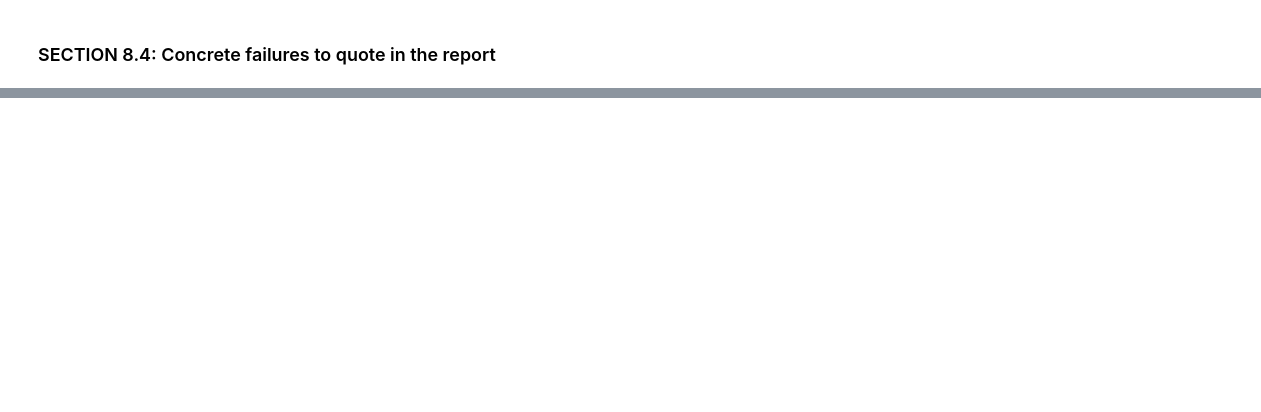
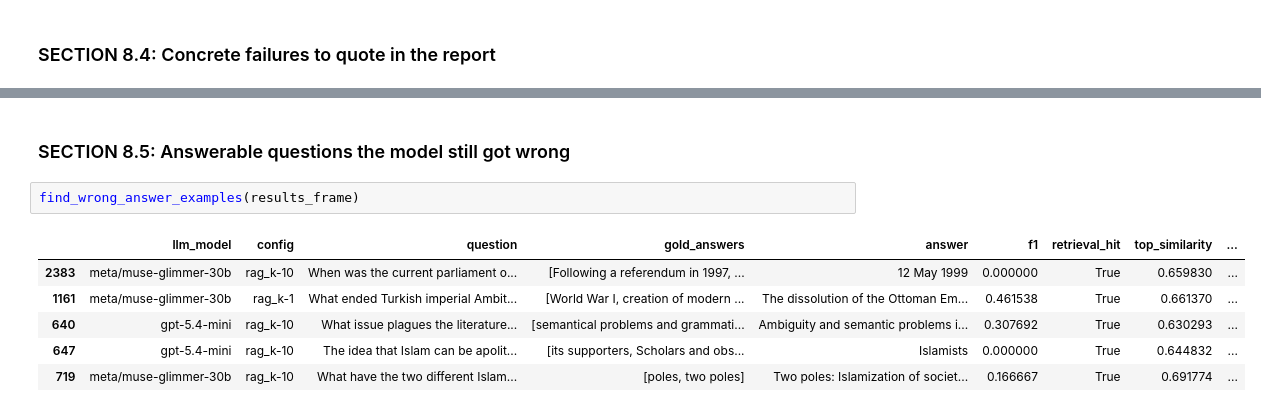
Before and after one commit to hectorslqm/RAG-Project, a Jupyter notebook: notebooks/coursework_rag.ipynb, the cells around one changed output, grey strips where cells are left out. Drawn from its saved outputs; the diff is of its cells as text; blank space fills up the shorter version.

```diff
--- a/notebooks/coursework_rag.ipynb
+++ b/notebooks/coursework_rag.ipynb
@@ -1383,0 +2149,11 @@ find_failure_examples(results_frame)
+# %% [markdown]
+### SECTION 8.5: Answerable questions the model still got wrong
+# %%
+find_wrong_answer_examples(results_frame)
+# %% [output]
+|  | llm_model | config | question | gold_answers | answer | f1 | retrieval_hit | top_similarity | ... |
+| 2383 | meta/muse-glimmer-30b | rag_k-10 | When was the current parliament o... | [Following a referendum in 1997, ... | 12 May 1999 | 0.000000 | True | 0.659830 | ... |
+| 1161 | meta/muse-glimmer-30b | rag_k-1 | What ended Turkish imperial Ambit... | [World War I, creation of modern ... | The dissolution of the Ottoman Em... | 0.461538 | True | 0.661370 | ... |
+| 640 | gpt-5.4-mini | rag_k-10 | What issue plagues the literature... | [semantical problems and grammati... | Ambiguity and semantic problems i... | 0.307692 | True | 0.630293 | ... |
+| 647 | gpt-5.4-mini | rag_k-10 | The idea that Islam can be apolit... | [its supporters, Scholars and obs... | Islamists | 0.000000 | True | 0.644832 | ... |
+| 719 | meta/muse-glimmer-30b | rag_k-10 | What have the two different Islam... | [poles, two poles] | Two poles: Islamization of societ... | 0.166667 | True | 0.691774 | ... |
```
Also changed, not shown: parts of 20 cells of this notebook, 1 other file.
